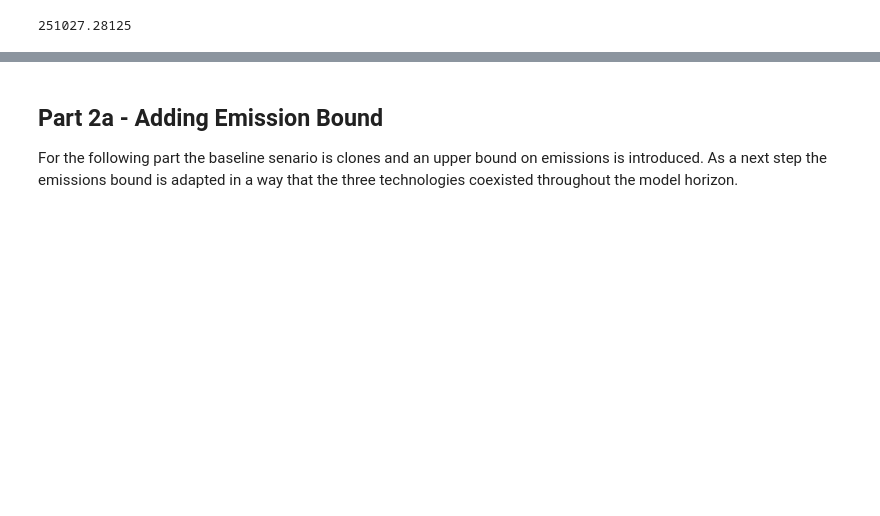
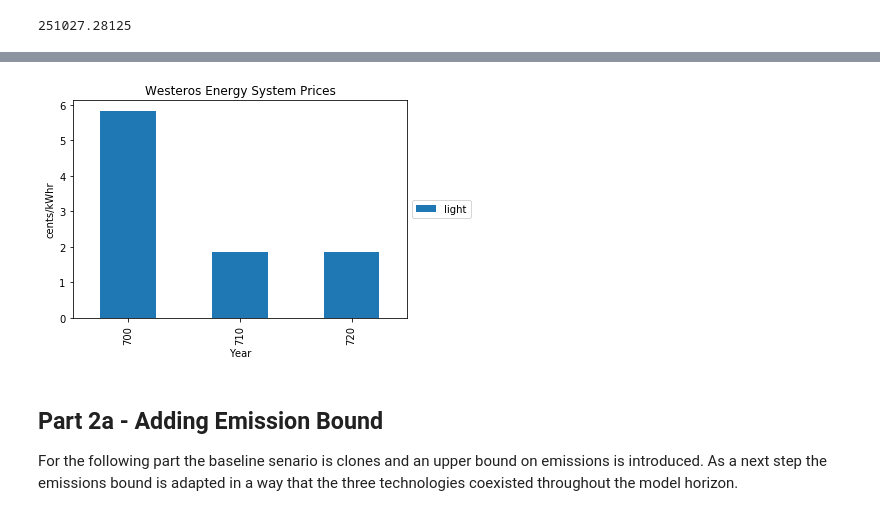
Before and after one commit to luisa-brueser/Third_homework_OpenSourceEnergyModeling, a Jupyter notebook: westeros/3rd_Homework_Gas.ipynb, the cells around one changed output, grey strips where cells are left out. Cells and saved outputs as stored; diff of their text form; code cells hidden in the pictures; blank space fills up the shorter version.

```diff
--- a/westeros/3rd_Homework_Gas.ipynb
+++ b/westeros/3rd_Homework_Gas.ipynb
@@ -332,0 +349,4 @@ scenario.var('OBJ')['lvl']
+# %%
+p.plot_prices(subset=['light'], baseyear=True)
+# %% [output]
+[figure, added]
```
Also changed, not shown: parts of 21 cells of this notebook.
